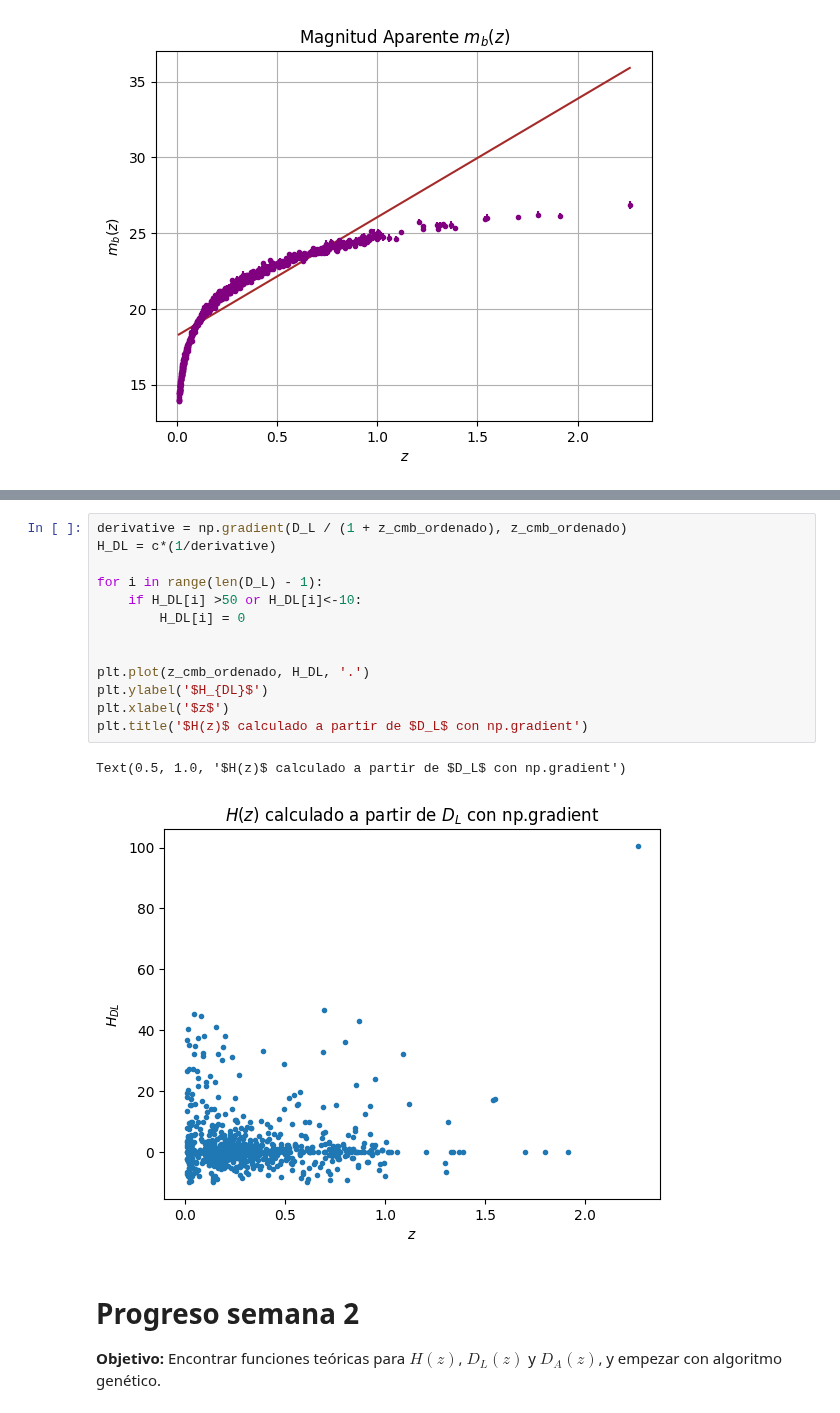
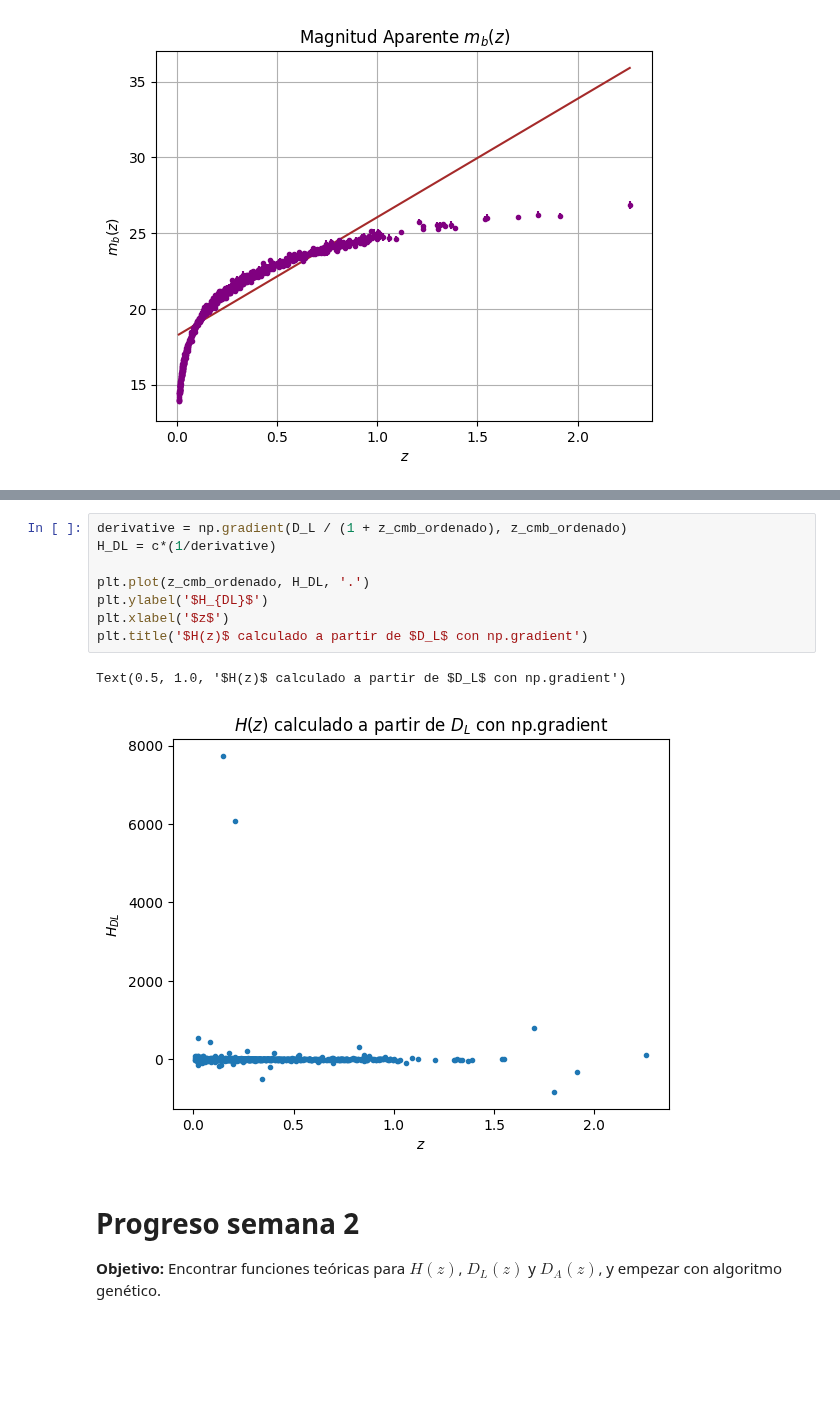
Before and after one commit to XimePS/Practica-DFI, a Jupyter notebook: Codigo con Pantheon.ipynb, the cells around one changed output, grey strips where cells are left out. Drawn from its saved outputs; the diff is of its cells as text; blank space fills up the shorter version.

```diff
--- a/Codigo con Pantheon.ipynb
+++ b/Codigo con Pantheon.ipynb
@@ -272,19 +190,14 @@ Ambas me dieron resultados similares pero que no coinciden con la apariencia gen
 # %%
 derivative = np.gradient(D_L / (1 + z_cmb_ordenado), z_cmb_ordenado)
 H_DL = c*(1/derivative)
-
-for i in range(len(D_L) - 1):
-    if H_DL[i] >50 or H_DL[i]<-10:
-        H_DL[i] = 0
-
 
 plt.plot(z_cmb_ordenado, H_DL, '.')
 plt.ylabel('$H_{DL}$')
 plt.xlabel('$z$')
 plt.title('$H(z)$ calculado a partir de $D_L$ con np.gradient')
 # %% [output]
 Text(0.5, 1.0, '$H(z)$ calculado a partir de $D_L$ con np.gradient')
-[figure, old version]
+[figure, new version]
 # %% [markdown]
 # Progreso semana 2
 
```
Also changed, not shown: parts of 17 cells of this notebook, 2 other files.
